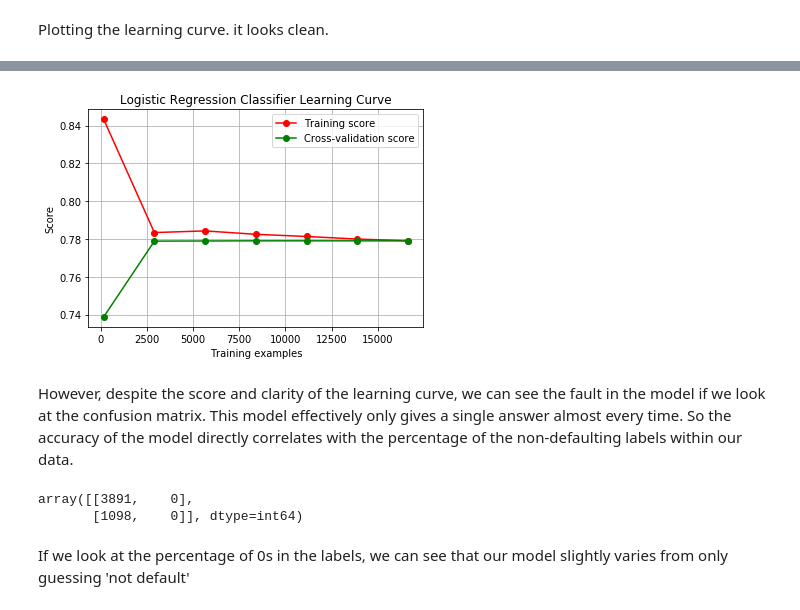
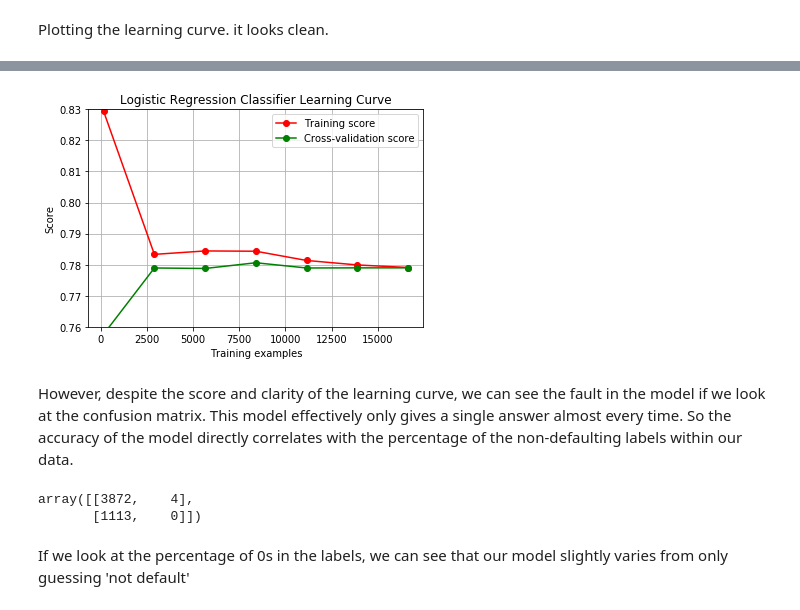
Before and after one commit to DerekMcFate/MachineLearningProject, a Jupyter notebook: MachineLearningProject.ipynb, the cells around one changed output, grey strips where cells are left out. Drawn from its saved outputs; the diff is of its cells as text; code cells hidden in the pictures.

```diff
--- a/MachineLearningProject.ipynb
+++ b/MachineLearningProject.ipynb
@@ -32,5 +36,5 @@ dat = dat.rename(index=str, columns={"default.payment.next.month": "DEFAULT"})
 # Throw away education=0 and marriage=0, and combine education=5,6 as both are 'unknown'
 dat['EDUCATION'].replace(6, 5, inplace=True)
 dat = dat[dat['EDUCATION'] != 0]
-
 dat = dat[dat.MARRIAGE != 0]
+dat = dat.drop(columns=['ID'])
@@ -148,7 +161,7 @@ Here we create a function to plot the learning curve of our model. In the case o
 # %% [markdown]
 Plotting the learning curve. it looks clean.
 # %%
-def plot_learning_curve(estimator, title, X, y, train_sizes=np.linspace(.01, 1.0, 7)):
+def plot_learning_curve(estimator, title, X, y, train_sizes=np.linspace(.01, 1.0, 7), ylimit=[.76, .83]):
     plt.figure()
     plt.title(title)
     plt.xlabel("Training examples")
@@ -162,8 +175,8 @@ def plot_learning_curve(estimator, title, X, y, train_sizes=np.linspace(.01, 1.0
              label="Training score")
     plt.plot(train_sizes, test_scores_mean, 'o-', color="g",
              label="Cross-validation score")
-
     plt.legend(loc="best")
+    plt.ylim(ylimit[0], ylimit[1])
     return plt
 
 plot_learning_curve(logi, "Logistic Regression Classifier Learning Curve", X, y)
@@ -172,12 +185,12 @@ plot_learning_curve(logi, "Logistic Regression Classifier Learning Curve", X, y)
-[figure, old version]
+[figure, new version]
 # %% [markdown]
 However, despite the score and clarity of the learning curve, we can see the fault in the model if we look at the confusion matrix. This model effectively only gives a single answer almost every time. So the accuracy of the model directly correlates with the percentage of the non-defaulting labels within our data.
 # %%
 pred = logi.predict(pd.DataFrame(X_test))
 confusion_matrix(y_test, pred)
 # %% [output]
-array([[3891,    0],
-       [1098,    0]], dtype=int64)
+array([[3872,    4],
+       [1113,    0]])
 # %% [markdown]
 If we look at the percentage of 0s in the labels, we can see that our model slightly varies from only guessing 'not default'
 # %%
```
Also changed, not shown: parts of 28 cells of this notebook.
